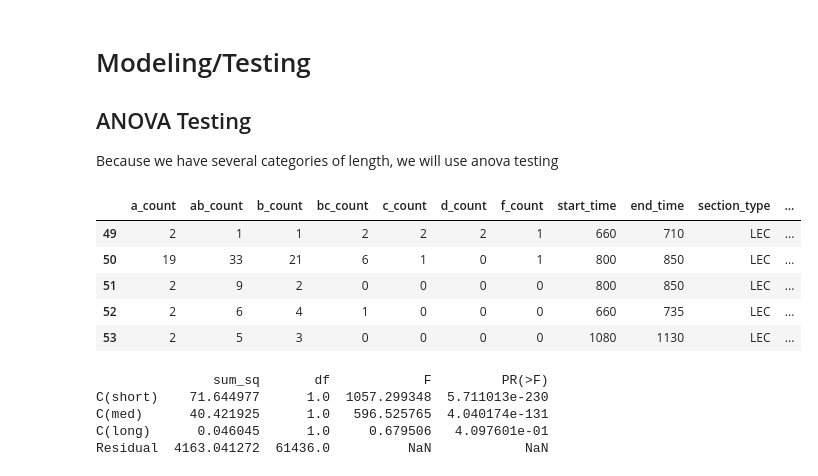
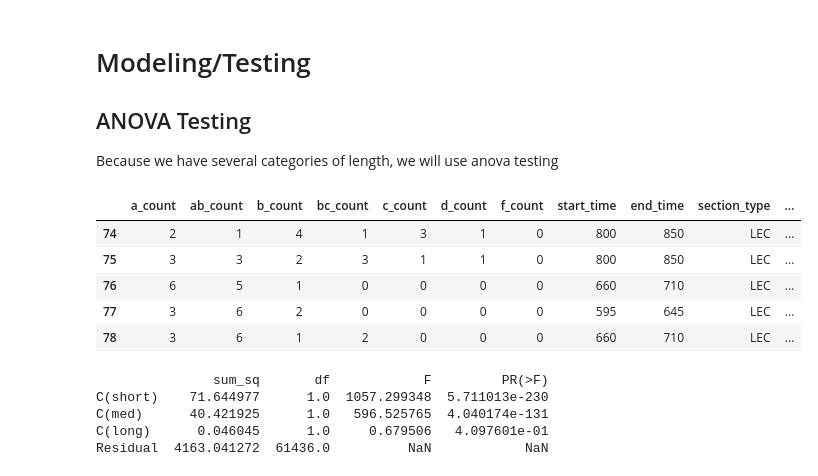
Before and after one commit to kayschulz/build_course_schedule, a Jupyter notebook: length_and_grades.ipynb, the cells around one changed output. Cells and saved outputs as stored; diff of their text form; code cells hidden in the pictures.

```diff
--- a/length_and_grades.ipynb
+++ b/length_and_grades.ipynb
@@ -174,11 +172,13 @@ df2 = df.copy()
 # %% [markdown]
 Calculate the Ratio of As for each class
 # %%
-df2['ratio_of_as'] = df['a_count'] / df['total_count']
+ratio_column = df['a_count'] / df['total_count']
+# %%
+df['ratio_of_as'] = ratio_column
 # %% [markdown]
 There are some duplicate rows, so we can drop those.
 # %%
-df2.drop_duplicates(inplace=True)
-df2.info()
+df.drop_duplicates(inplace=True)
+df.info()
 # %% [output]
 <class 'pandas.core.frame.DataFrame'>
@@ -237,16 +237,16 @@ plt.show();
 
 Because we have several categories of length, we will use anova testing
 # %%
-df2['short'] = df2['class_length'].between(1,60).apply(lambda x : int(x))
-df2['med'] = df2['class_length'].between(61,120).apply(lambda x : int(x))
-df2['long'] = df2['class_length'].between(121,180).apply(lambda x : int(x))
-df2.head()
+df['short'] = df['class_length'].between(1,60).apply(lambda x : int(x))
+df['med'] = df['class_length'].between(61,120).apply(lambda x : int(x))
+df['long'] = df['class_length'].between(121,180).apply(lambda x : int(x))
+df.head()
 # %% [output]
 |  | a_count | ab_count | b_count | bc_count | c_count | d_count | f_count | start_time | end_time | section_type | ... |
-| 49 | 2 | 1 | 1 | 2 | 2 | 2 | 1 | 660 | 710 | LEC | ... |
-| 50 | 19 | 33 | 21 | 6 | 1 | 0 | 1 | 800 | 850 | LEC | ... |
-| 51 | 2 | 9 | 2 | 0 | 0 | 0 | 0 | 800 | 850 | LEC | ... |
-| 52 | 2 | 6 | 4 | 1 | 0 | 0 | 0 | 660 | 735 | LEC | ... |
-| 53 | 2 | 5 | 3 | 0 | 0 | 0 | 0 | 1080 | 1130 | LEC | ... |
+| 74 | 2 | 1 | 4 | 1 | 3 | 1 | 0 | 800 | 850 | LEC | ... |
+| 75 | 3 | 3 | 2 | 3 | 1 | 1 | 0 | 800 | 850 | LEC | ... |
+| 76 | 6 | 5 | 1 | 0 | 0 | 0 | 0 | 660 | 710 | LEC | ... |
+| 77 | 3 | 6 | 2 | 0 | 0 | 0 | 0 | 595 | 645 | LEC | ... |
+| 78 | 3 | 6 | 1 | 2 | 0 | 0 | 0 | 660 | 710 | LEC | ... |
 # %%
 formula = "ratio_of_as ~ C(short) + C(med) + C(long)"
```
Also changed, not shown: parts of 11 cells of this notebook, 1 other file.
